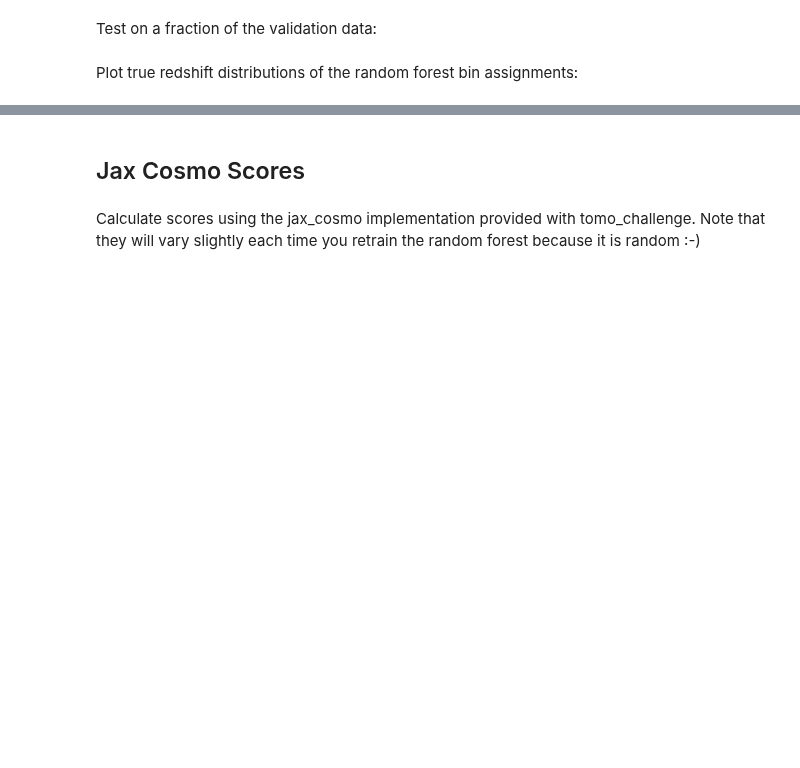
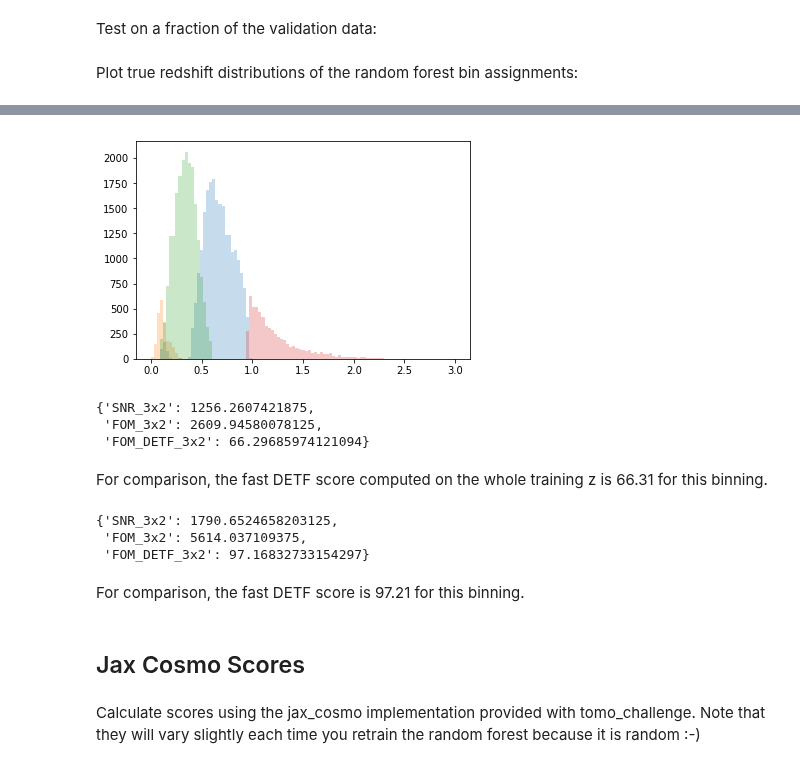
Before and after one commit to dkirkby/zotbin, a Jupyter notebook: Demo.ipynb, the cells around one changed output, grey strips where cells are left out. Cells and saved outputs as stored; diff of their text form; code cells hidden in the pictures; blank space fills up the shorter version.

```diff
--- a/Demo.ipynb
+++ b/Demo.ipynb
@@ -72,0 +80,14 @@ for bin in range(4):
+# %%
+for bin in range(4):
+    plt.hist(z_opt[idx_opt==bin], bins=np.linspace(0, 3, 100), alpha=0.25)
+# %% [output]
+[figure, added]
+# %%
+scores_opt = compute_scores(idx_opt, z_opt, metrics=['SNR_3x2', 'FOM_3x2', 'FOM_DETF_3x2'])
+scores_opt
+# %% [output]
+{'SNR_3x2': 1256.2607421875,
+ 'FOM_3x2': 2609.94580078125,
+ 'FOM_DETF_3x2': 66.29685974121094}
+# %% [markdown]
+For comparison, the fast DETF score computed on the whole training z is 66.31 for this binning.
@@ -73,3 +97,12 @@ for bin in range(4):
+# %%
+scores_opt8 = compute_scores(idx_opt8, z_opt, metrics=['SNR_3x2', 'FOM_3x2', 'FOM_DETF_3x2'])
+scores_opt8
+# %% [output]
+{'SNR_3x2': 1790.6524658203125,
+ 'FOM_3x2': 5614.037109375,
+ 'FOM_DETF_3x2': 97.16832733154297}
+# %% [markdown]
+For comparison, the fast DETF score is 97.21 for this binning.
 # %% [markdown]
 ## Jax Cosmo Scores
 # %% [markdown]
```
Also changed, not shown: parts of 23 cells of this notebook, 1 other file.
